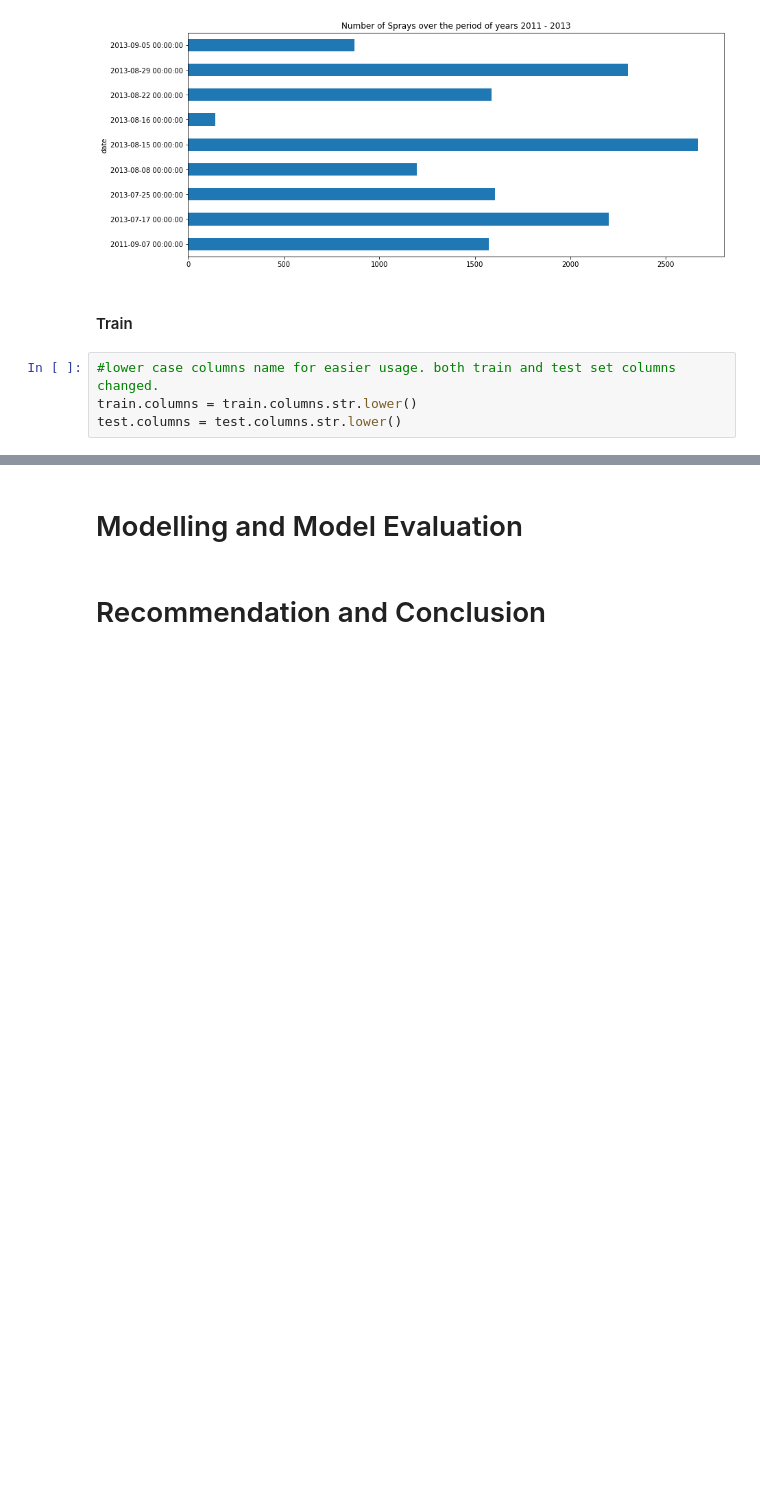
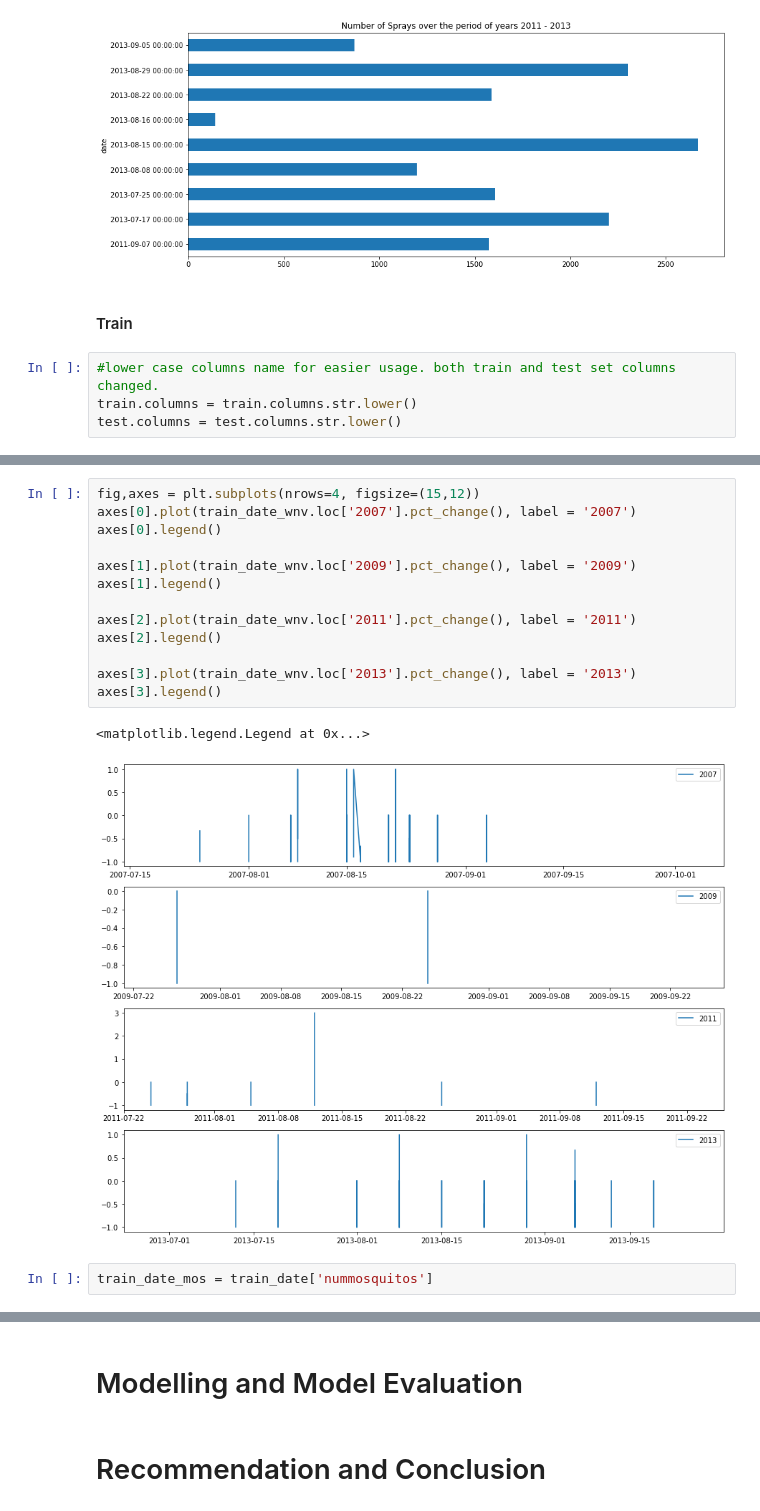
Before and after one commit to DesmondYapJJ/Project-4, a Jupyter notebook: code/project_4_code_test.ipynb, the cells around one changed output, grey strips where cells are left out. Drawn from its saved outputs; the diff is of its cells as text; blank space fills up the shorter version.

```diff
--- a/code/project_4_code_test.ipynb
+++ b/code/project_4_code_test.ipynb
@@ -683,0 +869,18 @@ test.columns = test.columns.str.lower()
+# %%
+fig,axes = plt.subplots(nrows=4, figsize=(15,12))
+axes[0].plot(train_date_wnv.loc['2007'].pct_change(), label = '2007')
+axes[0].legend()
+
+axes[1].plot(train_date_wnv.loc['2009'].pct_change(), label = '2009')
+axes[1].legend()
+
+axes[2].plot(train_date_wnv.loc['2011'].pct_change(), label = '2011')
+axes[2].legend()
+
+axes[3].plot(train_date_wnv.loc['2013'].pct_change(), label = '2013')
+axes[3].legend()
+# %% [output]
+<matplotlib.legend.Legend at 0x...>
+[figure, added]
+# %%
+train_date_mos = train_date['nummosquitos']
```
Also changed, not shown: parts of 25 cells of this notebook.
